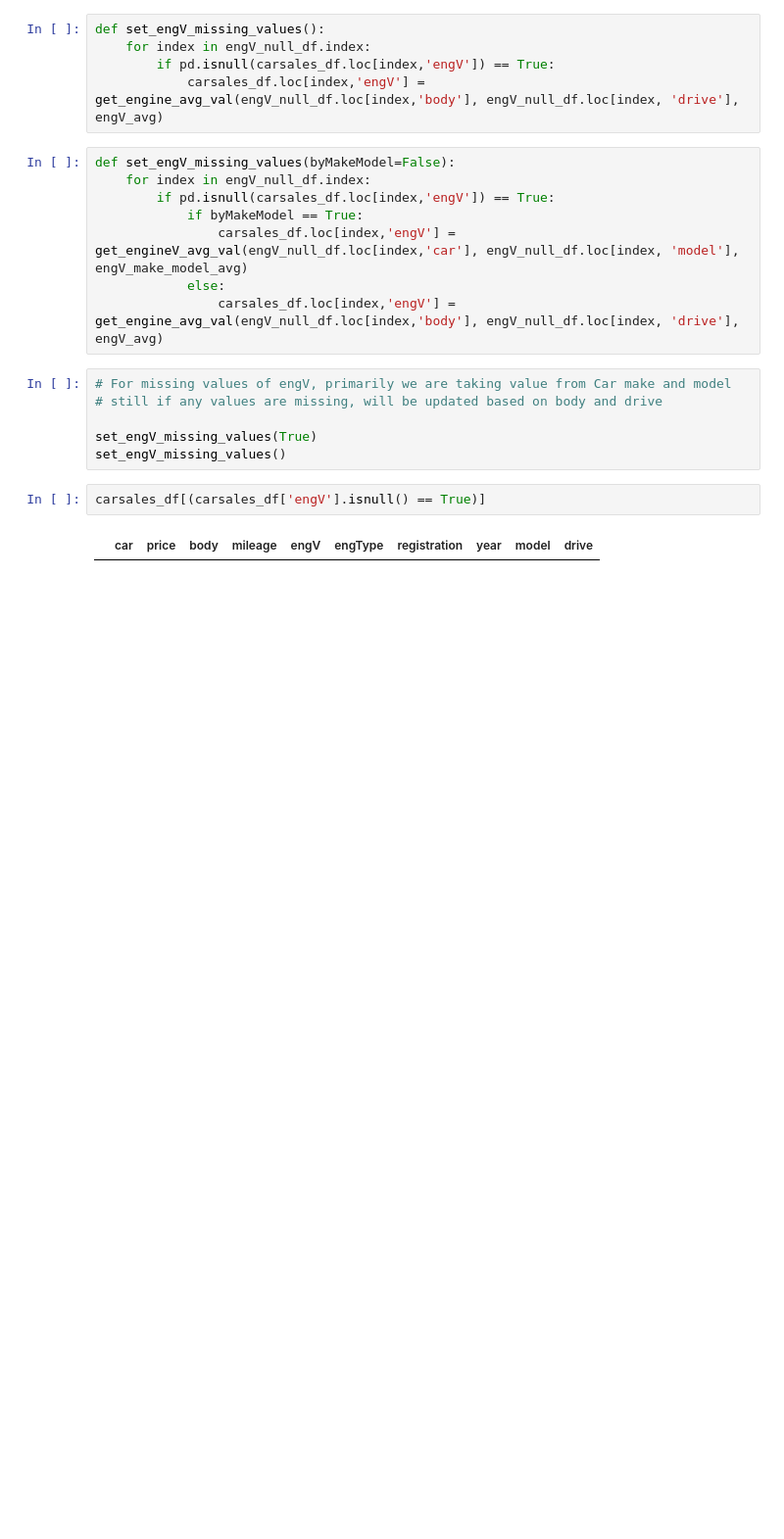
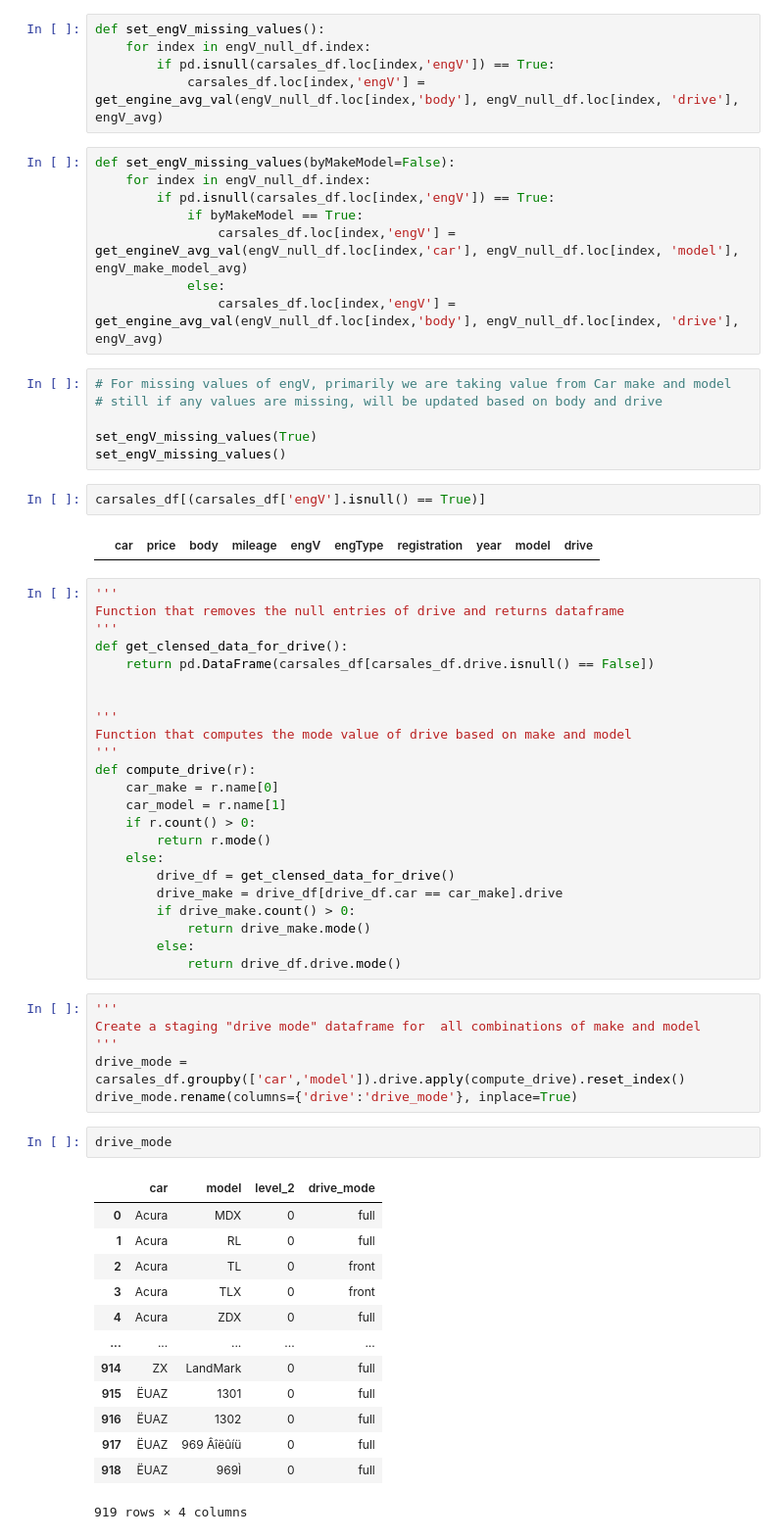
Before and after one commit to yoganandaraol/EDA_CarSales, a Jupyter notebook: EDA_CarSales_Project.ipynb, the cells around one changed output. Shown at 98% size. Drawn from its saved outputs; the diff is of its cells as text; blank space fills up the shorter version.

Commit message:
Set missing Drive modes

```diff
--- a/EDA_CarSales_Project.ipynb
+++ b/EDA_CarSales_Project.ipynb
@@ -327,3 +327,48 @@ set_engV_missing_values()
 carsales_df[(carsales_df['engV'].isnull() == True)]
 # %% [output]
 |  | car | price | body | mileage | engV | engType | registration | year | model | drive |
+# %%
+'''
+Function that removes the null entries of drive and returns dataframe
+'''
+def get_clensed_data_for_drive():
+    return pd.DataFrame(carsales_df[carsales_df.drive.isnull() == False])
+
+
+'''
+Function that computes the mode value of drive based on make and model
+'''
+def compute_drive(r):
+    car_make = r.name[0]
+    car_model = r.name[1]
+    if r.count() > 0:
+        return r.mode()
+    else:
+        drive_df = get_clensed_data_for_drive()
+        drive_make = drive_df[drive_df.car == car_make].drive
+        if drive_make.count() > 0:
+            return drive_make.mode()
+        else:
+            return drive_df.drive.mode()
+# %%
+'''
+Create a staging "drive mode" dataframe for  all combinations of make and model
+'''
+drive_mode = carsales_df.groupby(['car','model']).drive.apply(compute_drive).reset_index()
+drive_mode.rename(columns={'drive':'drive_mode'}, inplace=True)
+# %%
+drive_mode
+# %% [output]
+|  | car | model | level_2 | drive_mode |
+| 0 | Acura | MDX | 0 | full |
+| 1 | Acura | RL | 0 | full |
+| 2 | Acura | TL | 0 | front |
+| 3 | Acura | TLX | 0 | front |
+| 4 | Acura | ZDX | 0 | full |
+| ... | ... | ... | ... | ... |
+| 914 | ZX | LandMark | 0 | full |
+| 915 | ËUAZ | 1301 | 0 | full |
+| 916 | ËUAZ | 1302 | 0 | full |
+| 917 | ËUAZ | 969 Âîëûíü | 0 | full |
+| 918 | ËUAZ | 969Ì | 0 | full |
+919 rows × 4 columns
```
Also changed, not shown: parts of 1 cell of this notebook, 1 other file.
